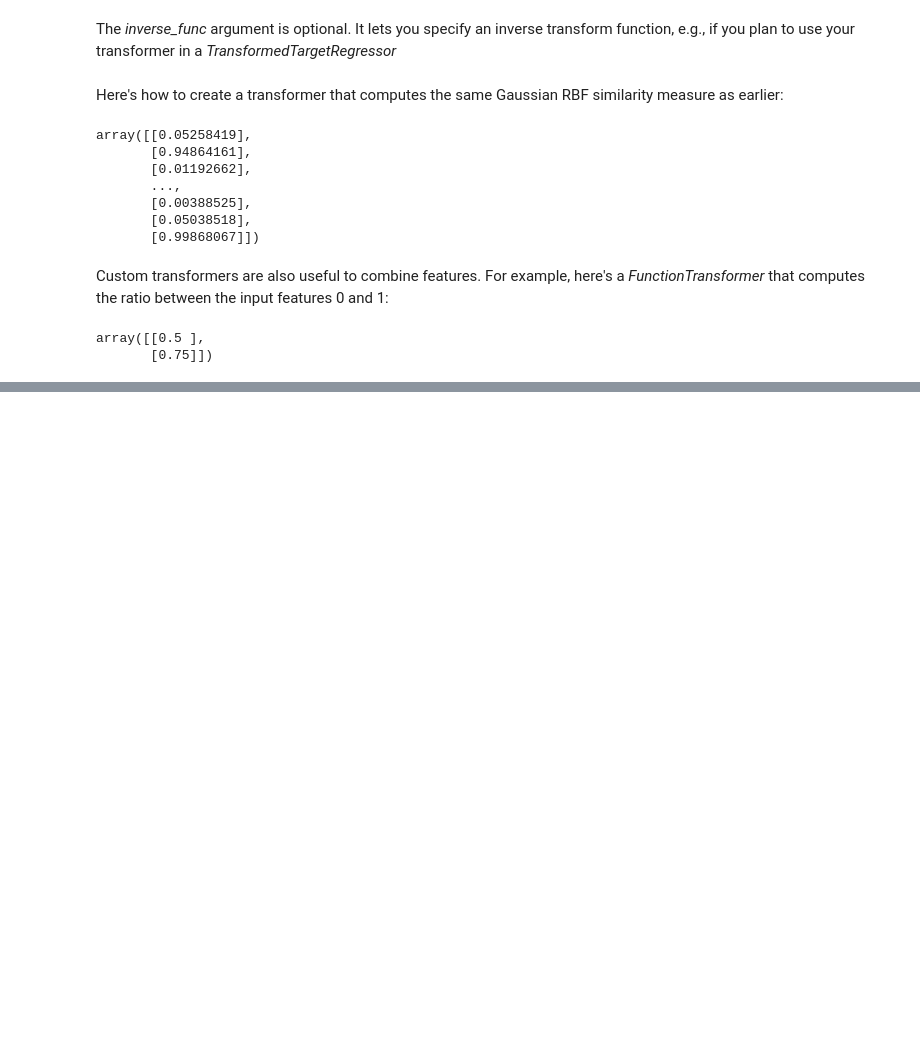
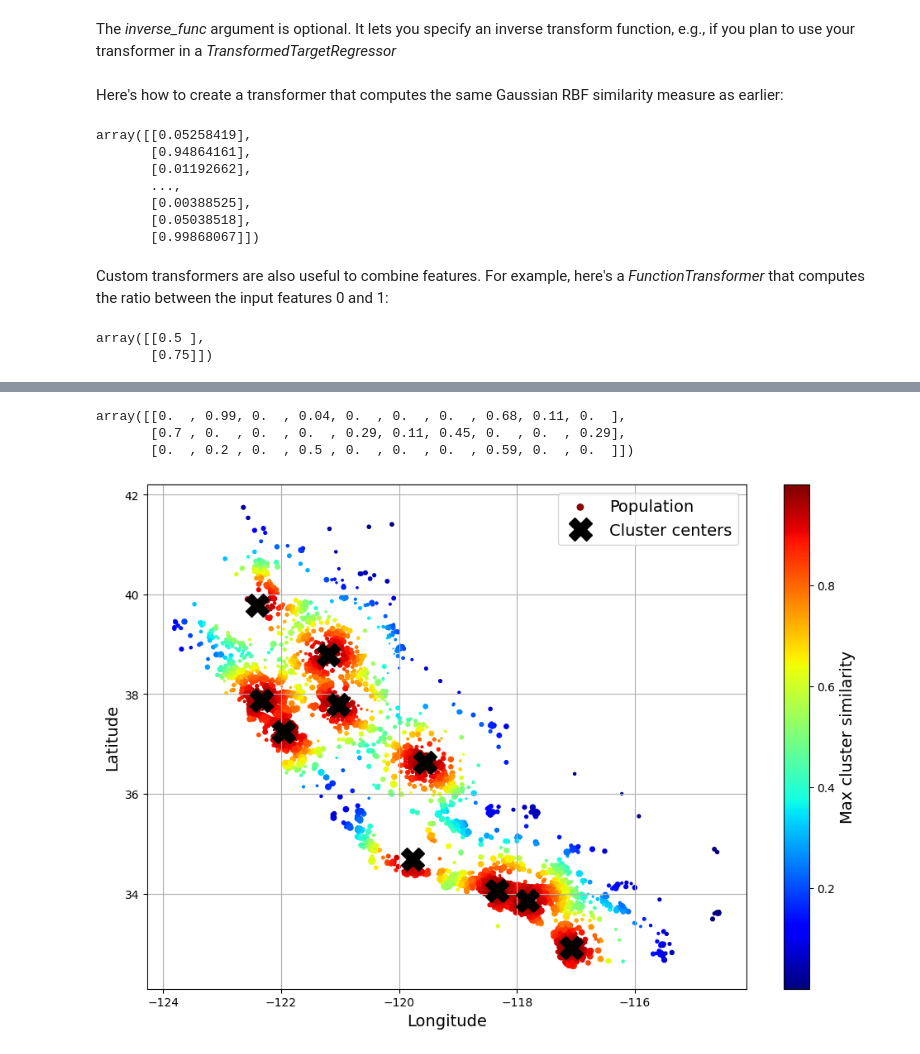
Before and after one commit to SocioPJ/HandsOn-ML, a Jupyter notebook: Chapter2_End-to-End_Machine_Learning_Project/California_House_Prices_Prediction/main.ipynb, the cells around one changed output, grey strips where cells are left out. Drawn from its saved outputs; the diff is of its cells as text; code cells hidden in the pictures; blank space fills up the shorter version.

Commit message:
feat: :art: Custom Transformers

```diff
--- a/Chapter2_End-to-End_Machine_Learning_Project/California_House_Prices_Prediction/main.ipynb
+++ b/Chapter2_End-to-End_Machine_Learning_Project/California_House_Prices_Prediction/main.ipynb
@@ -1088,0 +1140,35 @@ array([[0.5 ],
+# %%
+cluster_simil = ClusterSimilarity(n_clusters=10, gamma=1., random_state=42)
+similarities = cluster_simil.fit_transform(housing[["latitude", "longitude"]],
+                                           sample_weight=housing_labels)
+# %%
+similarities[:3].round(2)
+# %% [output]
+array([[0.  , 0.99, 0.  , 0.04, 0.  , 0.  , 0.  , 0.68, 0.11, 0.  ],
+       [0.7 , 0.  , 0.  , 0.  , 0.29, 0.11, 0.45, 0.  , 0.  , 0.29],
+       [0.  , 0.2 , 0.  , 0.5 , 0.  , 0.  , 0.  , 0.59, 0.  , 0.  ]])
+# %%
+
+
+# extra code – this cell generates Figure 2–19
+
+housing_renamed = housing.rename(columns={
+    "latitude": "Latitude", "longitude": "Longitude",
+    "population": "Population",
+    "median_house_value": "Median house value (ᴜsᴅ)"})
+housing_renamed["Max cluster similarity"] = similarities.max(axis=1)
+
+housing_renamed.plot(kind="scatter", x="Longitude", y="Latitude", grid=True,
+                     s=housing_renamed["Population"] / 100, label="Population",
+                     c="Max cluster similarity",
+                     cmap="jet", colorbar=True,
+                     legend=True, sharex=False, figsize=(10, 7))
+plt.plot(cluster_simil.kmeans_.cluster_centers_[:, 1],
+         cluster_simil.kmeans_.cluster_centers_[:, 0],
+         linestyle="", color="black", marker="X", markersize=20,
+         label="Cluster centers")
+plt.legend(loc="upper right")
+save_fig("district_cluster_plot")
+plt.show()
+# %% [output]
+[figure, added]
```
Also changed, not shown: parts of 7 cells of this notebook, 3 other files.
